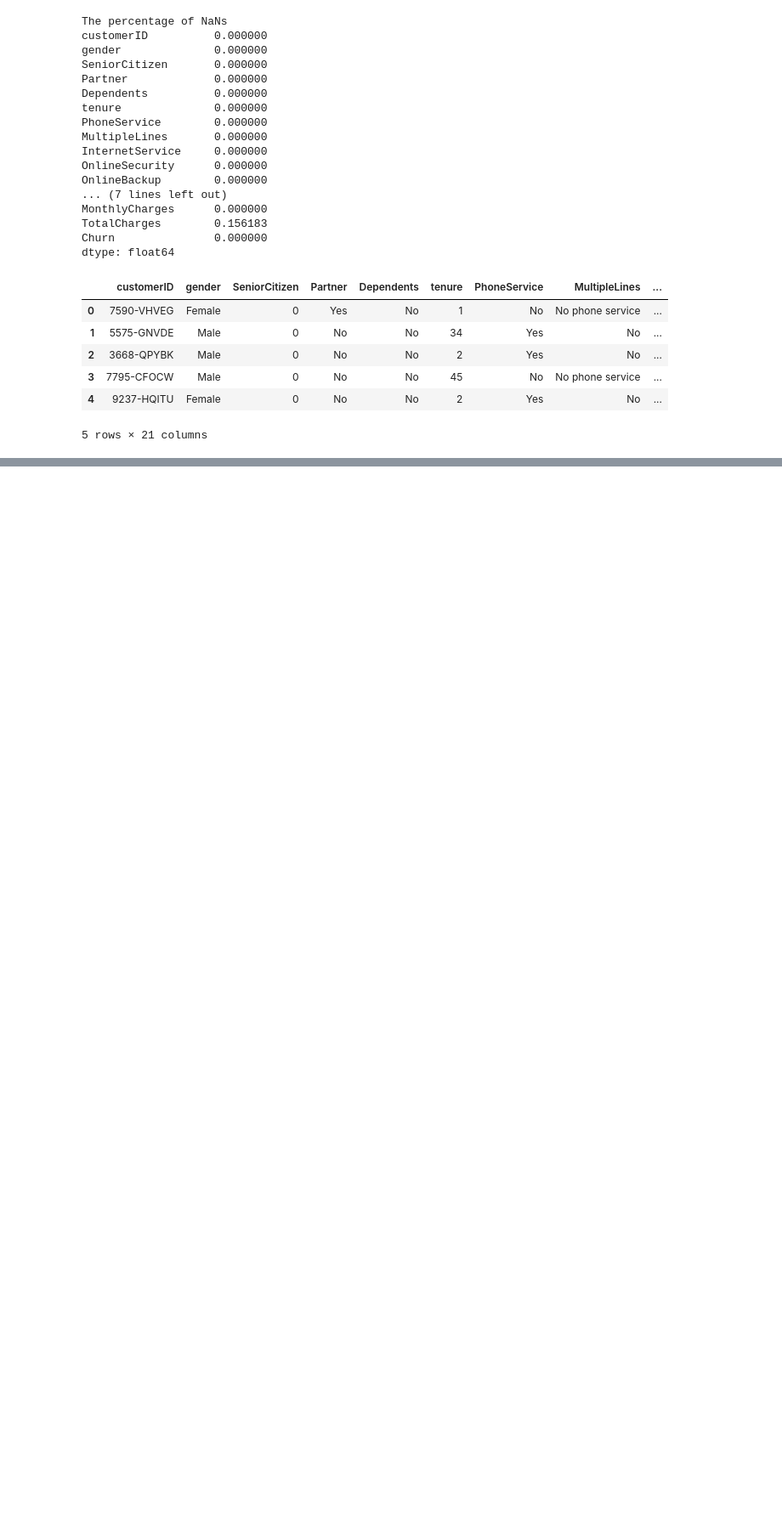
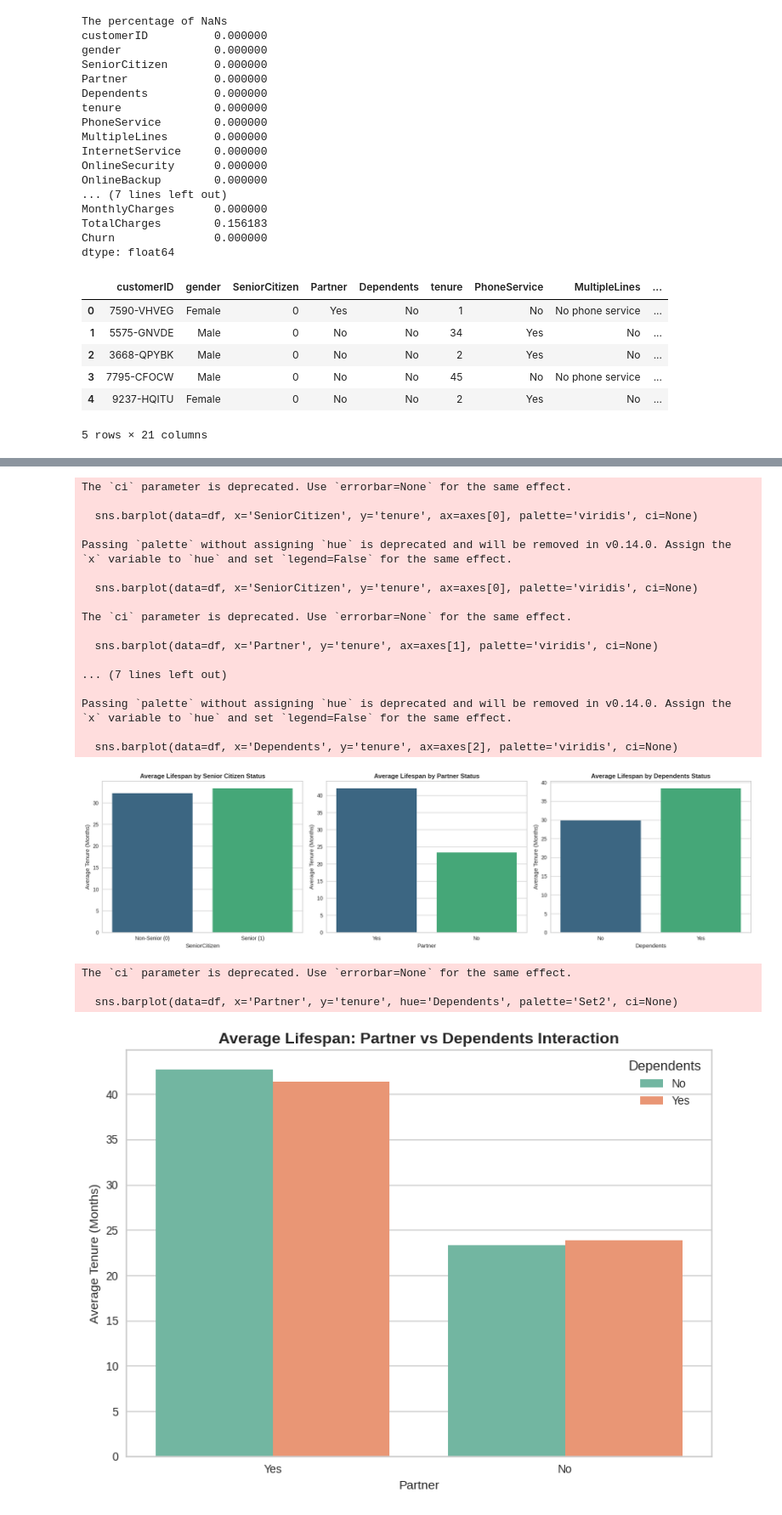
Before and after one commit to Andy12-14/telecom_clustering, a Jupyter notebook: tabular/telecom2.ipynb, the cells around one changed output, grey strips where cells are left out. Shown at 85% size. Cells and saved outputs as stored; diff of their text form; code cells hidden in the pictures; blank space fills up the shorter version.

```diff
--- a/tabular/telecom2.ipynb
+++ b/tabular/telecom2.ipynb
@@ -157,0 +197,54 @@ the attrition rate is : 31.427758816837315, the retention rate is : 68.572241183
+# %%
+## --- Demographic Lifespan Analysis ---
+# We'll analyze how average lifespan (tenure) varies across different demographic features
+fig, axes = plt.subplots(1, 3, figsize=(18, 5))
+
+# 1. SeniorCitizen
+sns.barplot(data=df, x='SeniorCitizen', y='tenure', ax=axes[0], palette='viridis', ci=None)
+axes[0].set_title('Average Lifespan by Senior Citizen Status', fontsize=12, fontweight='bold')
+axes[0].set_xticklabels(['Non-Senior (0)', 'Senior (1)'])
+axes[0].set_ylabel('Average Tenure (Months)')
+
+# 2. Partner
+sns.barplot(data=df, x='Partner', y='tenure', ax=axes[1], palette='viridis', ci=None)
+axes[1].set_title('Average Lifespan by Partner Status', fontsize=12, fontweight='bold')
+axes[1].set_ylabel('Average Tenure (Months)')
+
+# 3. Dependents
+sns.barplot(data=df, x='Dependents', y='tenure', ax=axes[2], palette='viridis', ci=None)
+axes[2].set_title('Average Lifespan by Dependents Status', fontsize=12, fontweight='bold')
+axes[2].set_ylabel('Average Tenure (Months)')
+
+plt.tight_layout()
+plt.show()
+
+# Interaction plot: Partner & Dependents
+plt.figure(figsize=(8, 6))
+sns.barplot(data=df, x='Partner', y='tenure', hue='Dependents', palette='Set2', ci=None)
+plt.title('Average Lifespan: Partner vs Dependents Interaction', fontsize=14, fontweight='bold')
+plt.ylabel('Average Tenure (Months)')
+plt.tight_layout()
+plt.show()
+# %% [output]
+The `ci` parameter is deprecated. Use `errorbar=None` for the same effect.
+
+  sns.barplot(data=df, x='SeniorCitizen', y='tenure', ax=axes[0], palette='viridis', ci=None)
+
+Passing `palette` without assigning `hue` is deprecated and will be removed in v0.14.0. Assign the `x` variable to `hue` and set `legend=False` for the same effect.
+
+  sns.barplot(data=df, x='SeniorCitizen', y='tenure', ax=axes[0], palette='viridis', ci=None)
+
+The `ci` parameter is deprecated. Use `errorbar=None` for the same effect.
+
+  sns.barplot(data=df, x='Partner', y='tenure', ax=axes[1], palette='viridis', ci=None)
+
+... (7 lines left out)
+
+Passing `palette` without assigning `hue` is deprecated and will be removed in v0.14.0. Assign the `x` variable to `hue` and set `legend=False` for the same effect.
+
+  sns.barplot(data=df, x='Dependents', y='tenure', ax=axes[2], palette='viridis', ci=None)
+[figure, added]
+The `ci` parameter is deprecated. Use `errorbar=None` for the same effect.
+
+  sns.barplot(data=df, x='Partner', y='tenure', hue='Dependents', palette='Set2', ci=None)
+[figure, added]
```
Also changed, not shown: parts of 21 cells of this notebook, 1 other file.
